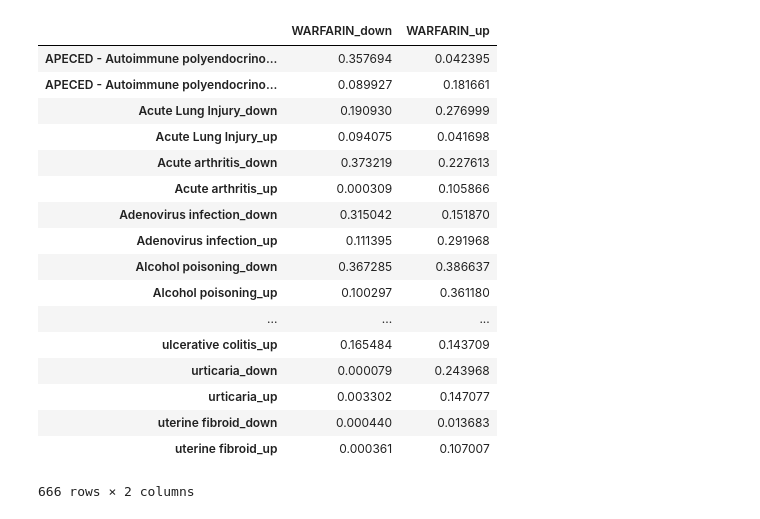
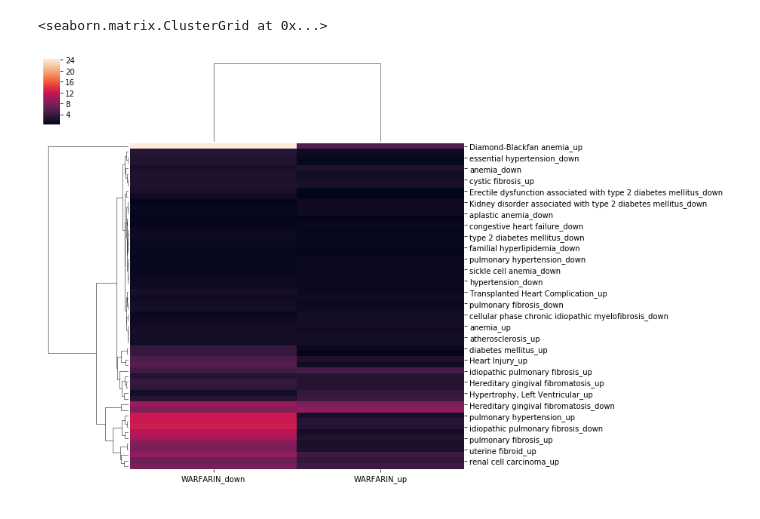
Before and after one commit to Cydrew/D2S2, a Jupyter notebook: EMR_overlap.ipynb, the cells around one changed output. Drawn from its saved outputs; the diff is of its cells as text; code cells hidden in the pictures.

```diff
--- a/EMR_overlap.ipynb
+++ b/EMR_overlap.ipynb
@@ -173,21 +0,0 @@ sns.clustermap(-total_example)
-# %%
-total_example
-# %% [output]
-|  | WARFARIN_down | WARFARIN_up |
-| APECED - Autoimmune polyendocrino... | 0.357694 | 0.042395 |
-| APECED - Autoimmune polyendocrino... | 0.089927 | 0.181661 |
-| Acute Lung Injury_down | 0.190930 | 0.276999 |
-| Acute Lung Injury_up | 0.094075 | 0.041698 |
-| Acute arthritis_down | 0.373219 | 0.227613 |
-| Acute arthritis_up | 0.000309 | 0.105866 |
-| Adenovirus infection_down | 0.315042 | 0.151870 |
-| Adenovirus infection_up | 0.111395 | 0.291968 |
-| Alcohol poisoning_down | 0.367285 | 0.386637 |
-| Alcohol poisoning_up | 0.100297 | 0.361180 |
-| ... | ... | ... |
-| ulcerative colitis_up | 0.165484 | 0.143709 |
-| urticaria_down | 0.000079 | 0.243968 |
-| urticaria_up | 0.003302 | 0.147077 |
-| uterine fibroid_down | 0.000440 | 0.013683 |
-| uterine fibroid_up | 0.000361 | 0.107007 |
-666 rows × 2 columns
@@ -193,0 +112,5 @@ total_example
+# %%
+sns.clustermap(-np.log(total_example_subset))
+# %% [output]
+<seaborn.matrix.ClusterGrid at 0x...>
+[figure, added]
```
Also changed, not shown: parts of 70 cells of this notebook.
